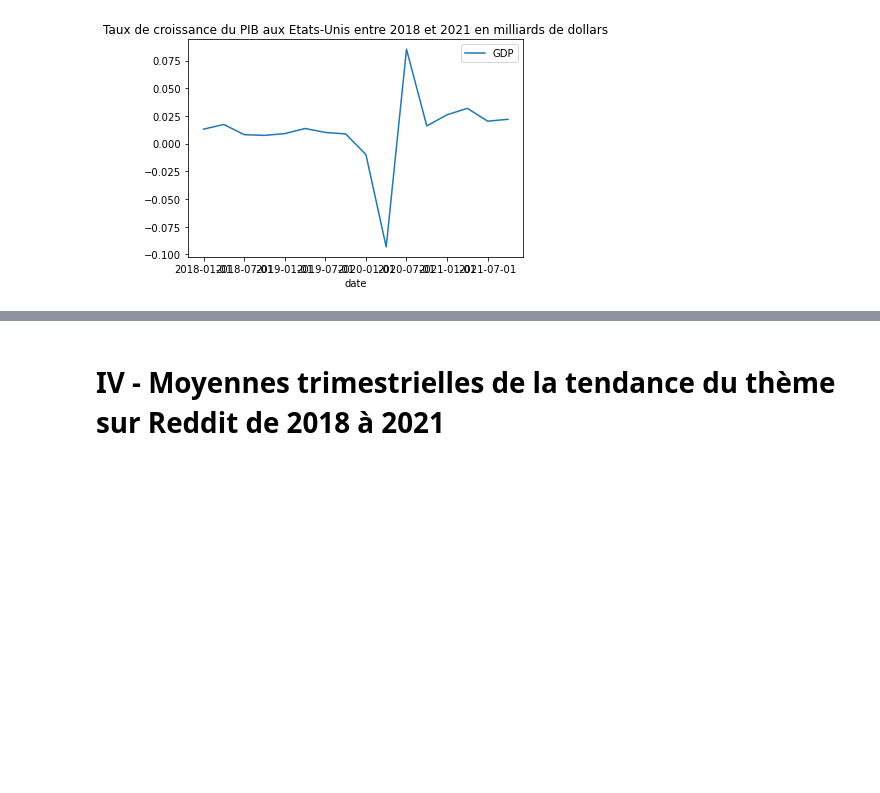
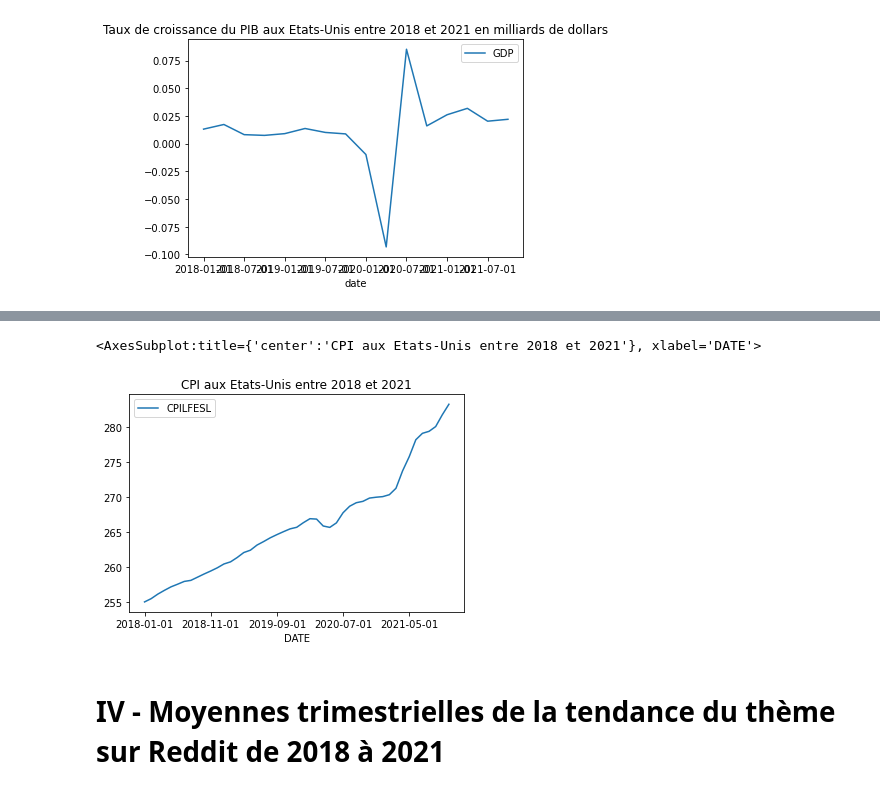
Before and after one commit to nTollot/Projet-programmation, a Jupyter notebook: Web Scraping on Reddit .ipynb, the cells around one changed output, grey strips where cells are left out. Saved outputs shown, nothing was run; the diff lists cells and outputs as text; code cells hidden in the pictures; blank space fills up the shorter version.

```diff
--- a/Web Scraping on Reddit .ipynb
+++ b/Web Scraping on Reddit .ipynb
@@ -172,0 +200,3 @@ de dollars')
+# %%
+data = io.StringIO(CPI)
+df_CPI = pd.read_csv(data, sep=",")
@@ -172,0 +212,7 @@ de dollars')
+# %%
+df_CPI['T10YIE'] = pd.to_numeric(df_CPI['CPILFESL'],errors='coerce')
+# %%
+df_CPI.plot(kind='line',x='DATE',y="CPILFESL",title="CPI aux Etats-Unis entre 2018 et 2021")
+# %% [output]
+<AxesSubplot:title={'center':'CPI aux Etats-Unis entre 2018 et 2021'}, xlabel='DATE'>
+[figure, added]
```
Also changed, not shown: parts of 9 cells of this notebook.
